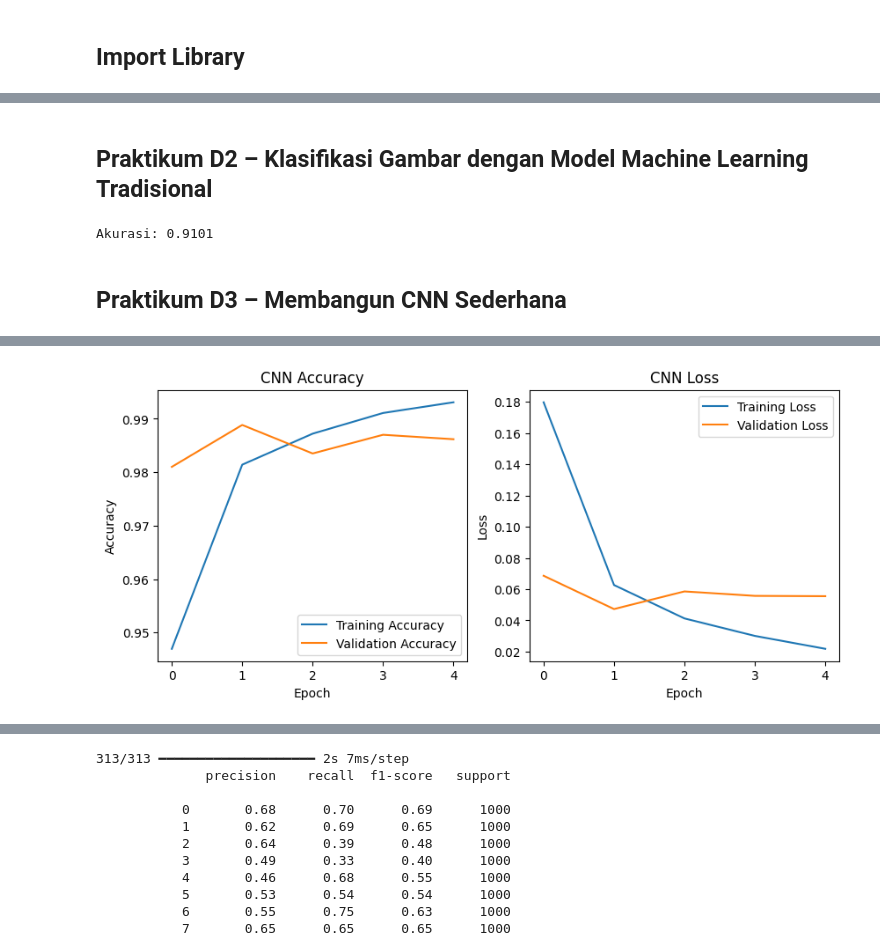
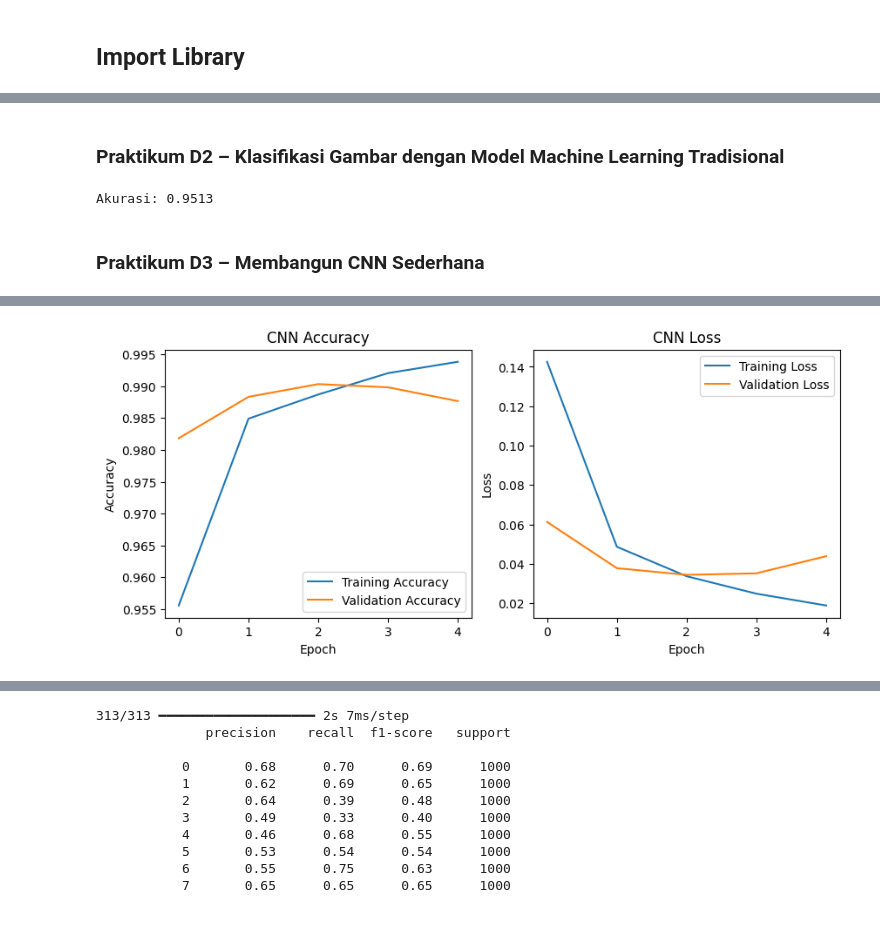
Before and after one commit to Radityaz/2025_ComputerVision_TI2B, a Jupyter notebook: Jobsheet02_RikoAdityaZaki_TI2B.ipynb, the cells around one changed output, grey strips where cells are left out. Drawn from its saved outputs; the diff is of its cells as text; code cells hidden in the pictures; blank space fills up the shorter version.

```diff
--- a/Jobsheet02_RikoAdityaZaki_TI2B.ipynb
+++ b/Jobsheet02_RikoAdityaZaki_TI2B.ipynb
@@ -35,25 +35,27 @@ Downloading data from https://storage.googleapis.com/tensorflow/tf-keras-dataset
 [figure]
 # %% [markdown]
-## Praktikum D2 – Klasifikasi Gambar dengan Model Machine Learning Tradisional
+### Praktikum D2 – Klasifikasi Gambar dengan Model Machine Learning Tradisional
 # %%
 #Flatten
 x_train_flat = x_train.reshape(len(x_train), -1) / 255.0
 x_test_flat = x_test.reshape(len(x_test), -1) / 255.0
 # SVM
-clf = svm.SVC(kernel='linear', gamma='scale')
+clf = svm.SVC(kernel='rbf', gamma='scale')
 clf.fit(x_train_flat[:5000], y_train[:5000])  # gunakan subset karena SVM berat
 y_pred = clf.predict(x_test_flat)
 print("Akurasi:", accuracy_score(y_test, y_pred))
 # %% [output]
-Akurasi: 0.9101
+Akurasi: 0.9513
 # %% [markdown]
-## Praktikum D3 – Membangun CNN Sederhana
+### Praktikum D3 – Membangun CNN Sederhana
 # %%
 x_train_cnn = x_train.reshape(-1,28,28,1) / 255.0
 x_test_cnn = x_test.reshape(-1,28,28,1) / 255.0
 model = models.Sequential([
   layers.Conv2D(32, (3,3), activation='relu', input_shape=(28,28,1)),
   layers.MaxPooling2D((2,2)),
+  layers.Conv2D(64, (3,3), activation='relu'), #tugas kecil
+  layers.MaxPooling2D((2,2)), #tugas kecil
   layers.Flatten(),
   layers.Dense(64, activation='relu'),
   layers.Dense(10, activation='softmax')
@@ -95,2 +97,2 @@ Epoch 5/5
-[figure, old version]
+[figure, new version]
 # %% [markdown]
```
Also changed, not shown: parts of 16 cells of this notebook.
